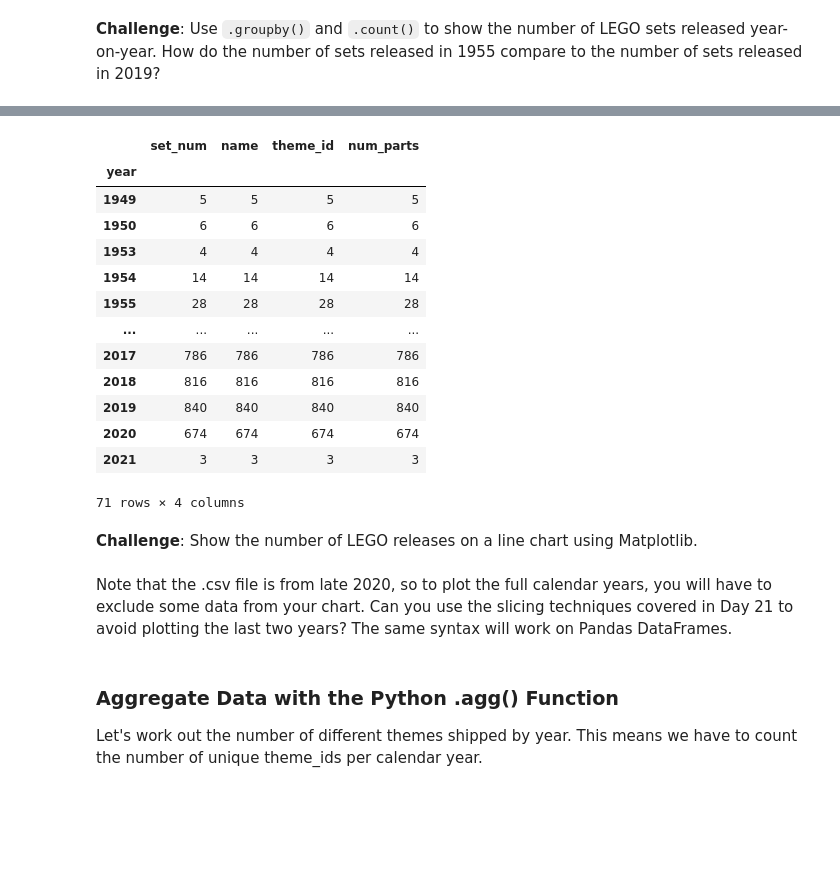
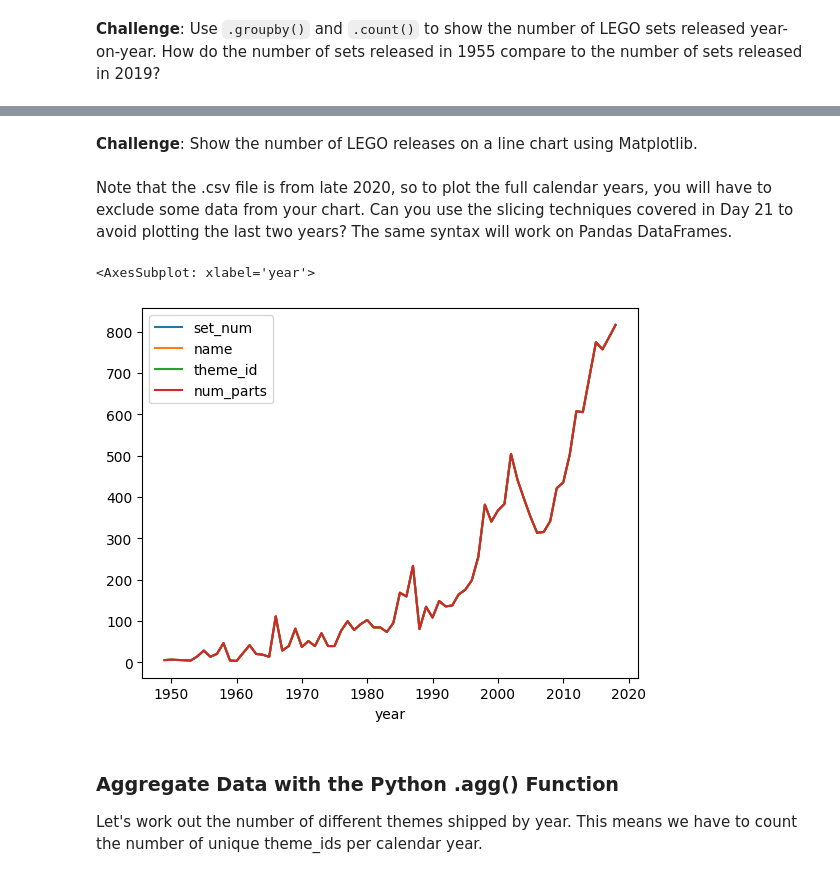
Before and after one commit to BioBrickDevs/100-days-coding-challenge, a Jupyter notebook: Day 73 - Lego statistics using Pandas and Matplot/Lego_Analysis_for_Course_(start).ipynb, the cells around one changed output, grey strips where cells are left out. Cells and saved outputs as stored; diff of their text form; code cells hidden in the pictures; blank space fills up the shorter version.

```diff
--- a/Day 73 - Lego statistics using Pandas and Matplot/Lego_Analysis_for_Course_(start).ipynb
+++ b/Day 73 - Lego statistics using Pandas and Matplot/Lego_Analysis_for_Course_(start).ipynb
@@ -164,24 +180,16 @@ sets_by_year = lego_sets.groupby("year").count()
-# %%
-to_graph = sets_by_year["set_num"]
-# %% [output]
-|  | set_num | name | theme_id | num_parts |
-| year |  |  |  |  |
-| 1949 | 5 | 5 | 5 | 5 |
-| 1950 | 6 | 6 | 6 | 6 |
-| 1953 | 4 | 4 | 4 | 4 |
-| 1954 | 14 | 14 | 14 | 14 |
-| 1955 | 28 | 28 | 28 | 28 |
-| ... | ... | ... | ... | ... |
-| 2017 | 786 | 786 | 786 | 786 |
-| 2018 | 816 | 816 | 816 | 816 |
-| 2019 | 840 | 840 | 840 | 840 |
-| 2020 | 674 | 674 | 674 | 674 |
-| 2021 | 3 | 3 | 3 | 3 |
-71 rows × 4 columns
+# %%
+
+to_graph = sets_by_year[sets_by_year.index< 2019]
 # %% [markdown]
 **Challenge**: Show the number of LEGO releases on a line chart using Matplotlib. <br>
 <br>
 Note that the .csv file is from late 2020, so to plot the full calendar years, you will have to exclude some data from your chart. Can you use the slicing techniques covered in Day 21 to avoid plotting the last two years? The same syntax will work on Pandas DataFrames.
+# %%
+
+to_graph.plot()
+# %% [output]
+<AxesSubplot: xlabel='year'>
+[figure, added]
 # %% [markdown]
 ### Aggregate Data with the Python .agg() Function
 
```
Also changed, not shown: parts of 15 cells of this notebook.
